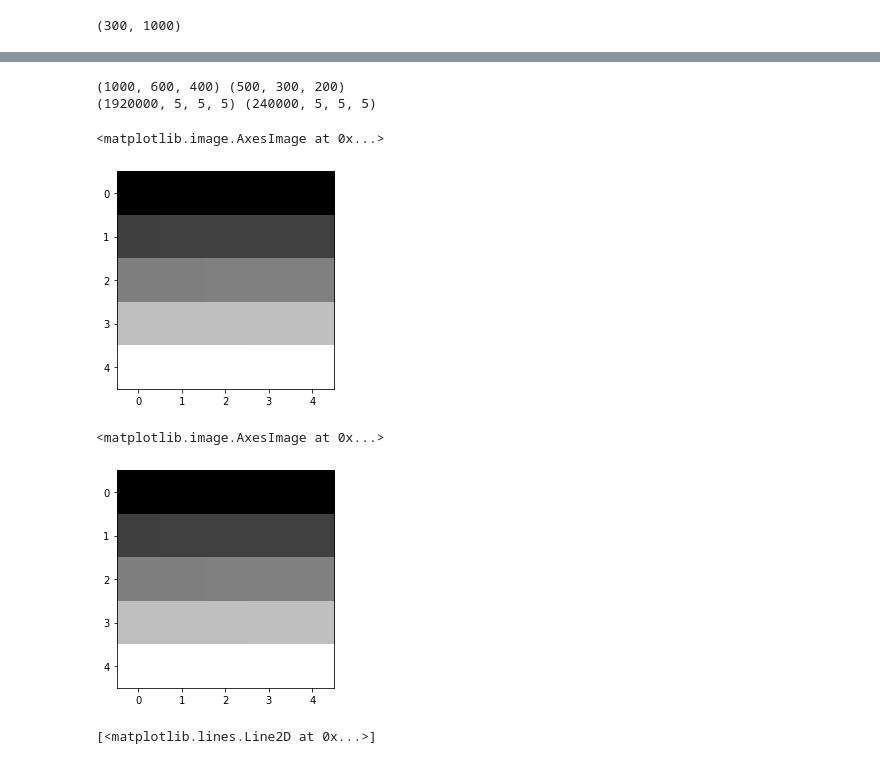
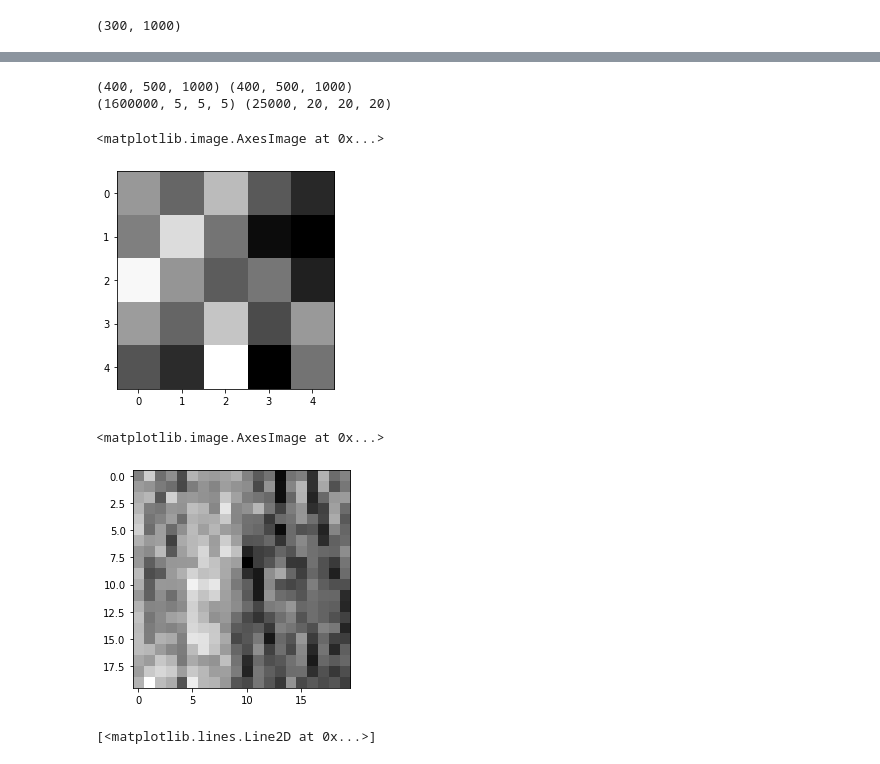
Before and after one commit to PranjalSahu/newrecon, a Jupyter notebook: astra-code.ipynb, the cells around one changed output, grey strips where cells are left out. Saved outputs shown, nothing was run; the diff lists cells and outputs as text; code cells hidden in the pictures.

```diff
--- a/astra-code.ipynb
+++ b/astra-code.ipynb
@@ -1948,18 +1999,21 @@ NameError: name 'endtime' is not defined
 from skimage.util.shape import view_as_windows
 from skimage.util.shape import view_as_blocks
 import numpy as np
+import copy
 
-a  = np.arange(1000*600*400).reshape(1000,600,400)
-a1 = np.copy(a)[::2, ::2, ::2]
+a  = copy.deepcopy(estimate)#np.arange(1000*600*400).reshape(1000,600,400)
+a1 = np.copy(a)#[::2, ::2, ::2]
 
 print(a.shape, a1.shape)
 
+xl = 20
+
 b = view_as_blocks(a,  (5, 5, 5))
-c = view_as_blocks(a1, (5, 5, 5))
+c = view_as_blocks(a1, (xl, xl, xl))
 
 
 d = np.reshape(b, [-1, 5,5,5])
-e = np.reshape(c, [-1, 5,5,5])
+e = np.reshape(c, [-1, xl,xl,xl])
 
 print(d.shape, e.shape)
 # c = np.reshape(b, (1000, 600, 400))
@@ -1973,22 +2027,24 @@ print(d.shape, e.shape)
 # print(c.shape)
 # print(f.shape)
 # %% [output]
-(1000, 600, 400) (500, 300, 200)
-(1920000, 5, 5, 5) (240000, 5, 5, 5)
+(400, 500, 1000) (400, 500, 1000)
+(1600000, 5, 5, 5) (25000, 20, 20, 20)
 # %%
 import matplotlib.pyplot as plt
 
 %matplotlib inline
 
-plt.imshow(d[100000][:, 2, :], cmap='gray')
+i = random.randint(0, d.shape[0])
+plt.imshow(d[i][:, 2, :], cmap='gray')
 # %% [output]
 <matplotlib.image.AxesImage at 0x...>
-[figure, old version]
+[figure, new version]
 # %%
-plt.imshow(e[10][:, 2, :], cmap='gray')
+i = random.randint(0, e.shape[0])
+plt.imshow(e[i][:, 2, :], cmap='gray')
 # %% [output]
 <matplotlib.image.AxesImage at 0x...>
-[figure, old version]
+[figure, new version]
 # %%
 plt.plot(np.log(cost_arr))
 # %% [output]
```
Also changed, not shown: parts of 10 cells of this notebook.
